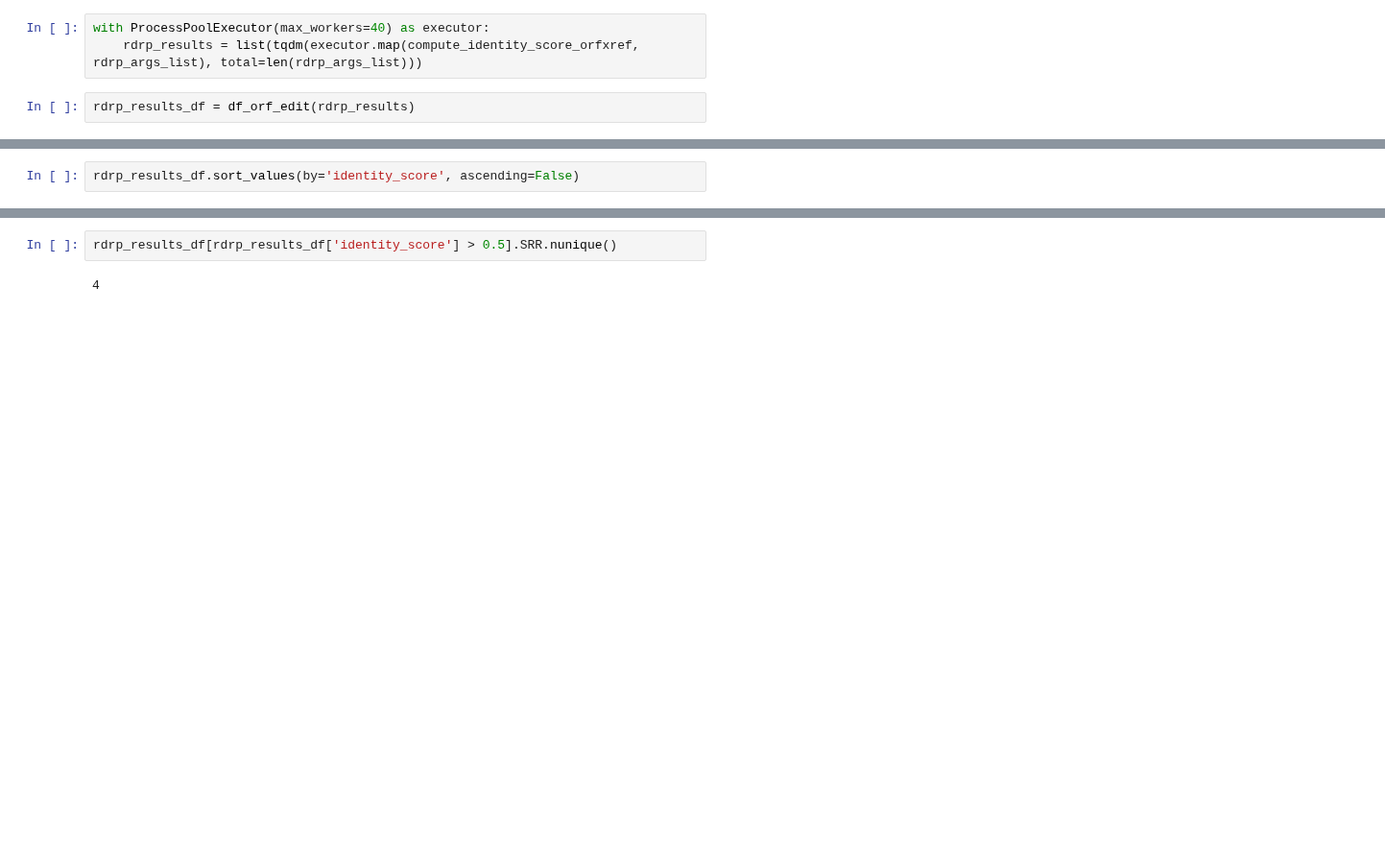
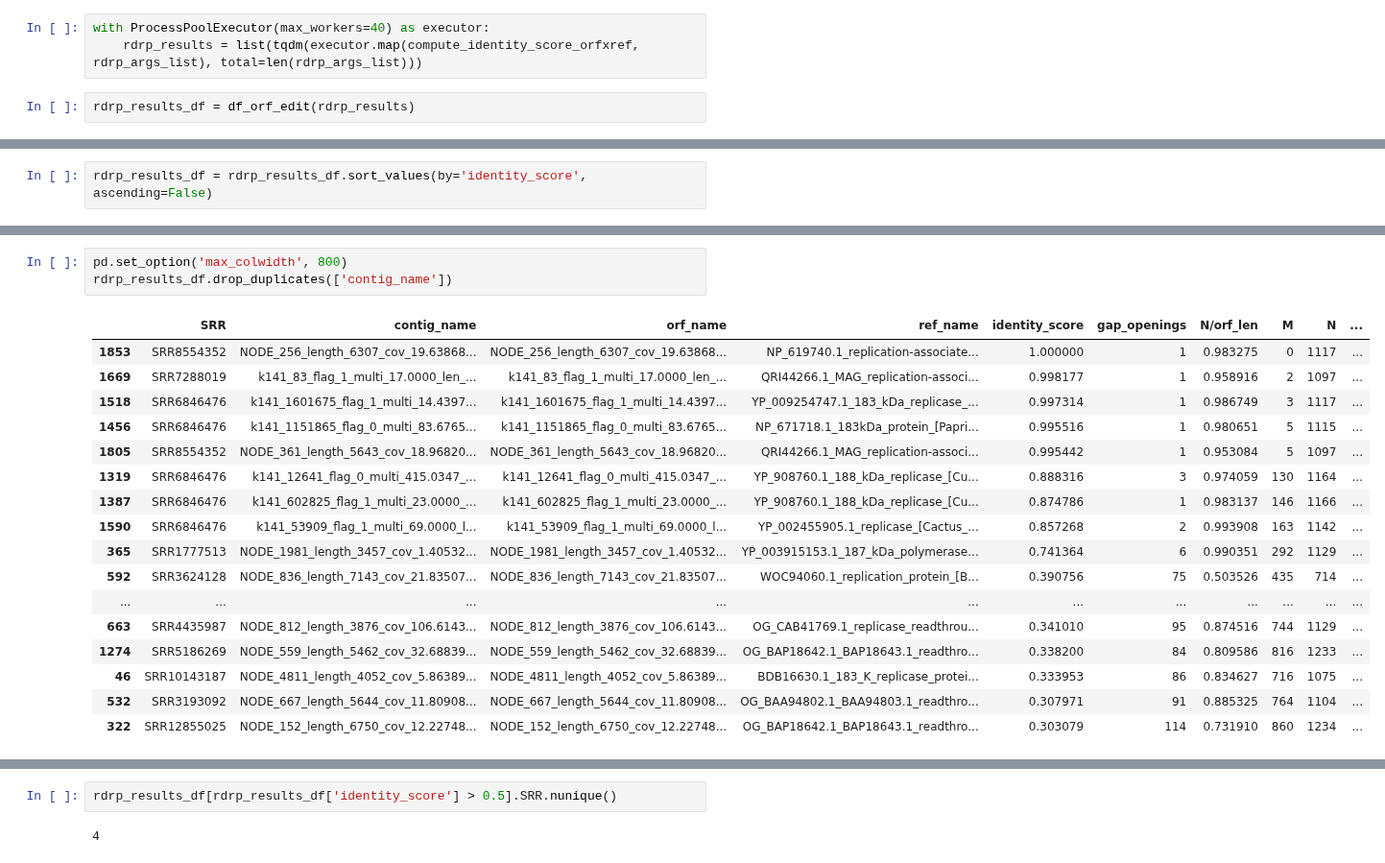
Before and after one commit to nezapajek/project-tobamo, a Jupyter notebook: analysis/whole_orf/02.1_whole_rdrp_pairwise_aln_test.ipynb, the cells around one changed output, grey strips where cells are left out. Shown at 96% size. Cells and saved outputs as stored; diff of their text form; blank space fills up the shorter version.

```diff
--- a/analysis/whole_orf/02.1_whole_rdrp_pairwise_aln_test.ipynb
+++ b/analysis/whole_orf/02.1_whole_rdrp_pairwise_aln_test.ipynb
@@ -19,2 +21,2 @@ rdrp_results_df = df_orf_edit(rdrp_results)
 # %%
-rdrp_results_df.sort_values(by='identity_score', ascending=False)
+rdrp_results_df = rdrp_results_df.sort_values(by='identity_score', ascending=False)
@@ -34,0 +23,21 @@ rdrp_results_df.sort_values(by='identity_score', ascending=False)
+# %%
+pd.set_option('max_colwidth', 800)
+rdrp_results_df.drop_duplicates(['contig_name'])
+# %% [output]
+|  | SRR | contig_name | orf_name | ref_name | identity_score | gap_openings | N/orf_len | M | N | ... |
+| 1853 | SRR8554352 | NODE_256_length_6307_cov_19.63868... | NODE_256_length_6307_cov_19.63868... | NP_619740.1_replication-associate... | 1.000000 | 1 | 0.983275 | 0 | 1117 | ... |
+| 1669 | SRR7288019 | k141_83_flag_1_multi_17.0000_len_... | k141_83_flag_1_multi_17.0000_len_... | QRI44266.1_MAG_replication-associ... | 0.998177 | 1 | 0.958916 | 2 | 1097 | ... |
+| 1518 | SRR6846476 | k141_1601675_flag_1_multi_14.4397... | k141_1601675_flag_1_multi_14.4397... | YP_009254747.1_183_kDa_replicase_... | 0.997314 | 1 | 0.986749 | 3 | 1117 | ... |
+| 1456 | SRR6846476 | k141_1151865_flag_0_multi_83.6765... | k141_1151865_flag_0_multi_83.6765... | NP_671718.1_183kDa_protein_[Papri... | 0.995516 | 1 | 0.980651 | 5 | 1115 | ... |
+| 1805 | SRR8554352 | NODE_361_length_5643_cov_18.96820... | NODE_361_length_5643_cov_18.96820... | QRI44266.1_MAG_replication-associ... | 0.995442 | 1 | 0.953084 | 5 | 1097 | ... |
+| 1319 | SRR6846476 | k141_12641_flag_0_multi_415.0347_... | k141_12641_flag_0_multi_415.0347_... | YP_908760.1_188_kDa_replicase_[Cu... | 0.888316 | 3 | 0.974059 | 130 | 1164 | ... |
+| 1387 | SRR6846476 | k141_602825_flag_1_multi_23.0000_... | k141_602825_flag_1_multi_23.0000_... | YP_908760.1_188_kDa_replicase_[Cu... | 0.874786 | 1 | 0.983137 | 146 | 1166 | ... |
+| 1590 | SRR6846476 | k141_53909_flag_1_multi_69.0000_l... | k141_53909_flag_1_multi_69.0000_l... | YP_002455905.1_replicase_[Cactus_... | 0.857268 | 2 | 0.993908 | 163 | 1142 | ... |
+| 365 | SRR1777513 | NODE_1981_length_3457_cov_1.40532... | NODE_1981_length_3457_cov_1.40532... | YP_003915153.1_187_kDa_polymerase... | 0.741364 | 6 | 0.990351 | 292 | 1129 | ... |
+| 592 | SRR3624128 | NODE_836_length_7143_cov_21.83507... | NODE_836_length_7143_cov_21.83507... | WOC94060.1_replication_protein_[B... | 0.390756 | 75 | 0.503526 | 435 | 714 | ... |
+| ... | ... | ... | ... | ... | ... | ... | ... | ... | ... | ... |
+| 663 | SRR4435987 | NODE_812_length_3876_cov_106.6143... | NODE_812_length_3876_cov_106.6143... | OG_CAB41769.1_replicase_readthrou... | 0.341010 | 95 | 0.874516 | 744 | 1129 | ... |
+| 1274 | SRR5186269 | NODE_559_length_5462_cov_32.68839... | NODE_559_length_5462_cov_32.68839... | OG_BAP18642.1_BAP18643.1_readthro... | 0.338200 | 84 | 0.809586 | 816 | 1233 | ... |
+| 46 | SRR10143187 | NODE_4811_length_4052_cov_5.86389... | NODE_4811_length_4052_cov_5.86389... | BDB16630.1_183_K_replicase_protei... | 0.333953 | 86 | 0.834627 | 716 | 1075 | ... |
+| 532 | SRR3193092 | NODE_667_length_5644_cov_11.80908... | NODE_667_length_5644_cov_11.80908... | OG_BAA94802.1_BAA94803.1_readthro... | 0.307971 | 91 | 0.885325 | 764 | 1104 | ... |
+| 322 | SRR12855025 | NODE_152_length_6750_cov_12.22748... | NODE_152_length_6750_cov_12.22748... | OG_BAP18642.1_BAP18643.1_readthro... | 0.303079 | 114 | 0.731910 | 860 | 1234 | ... |
```
Also changed, not shown: parts of 4 cells of this notebook, 3 other files.
